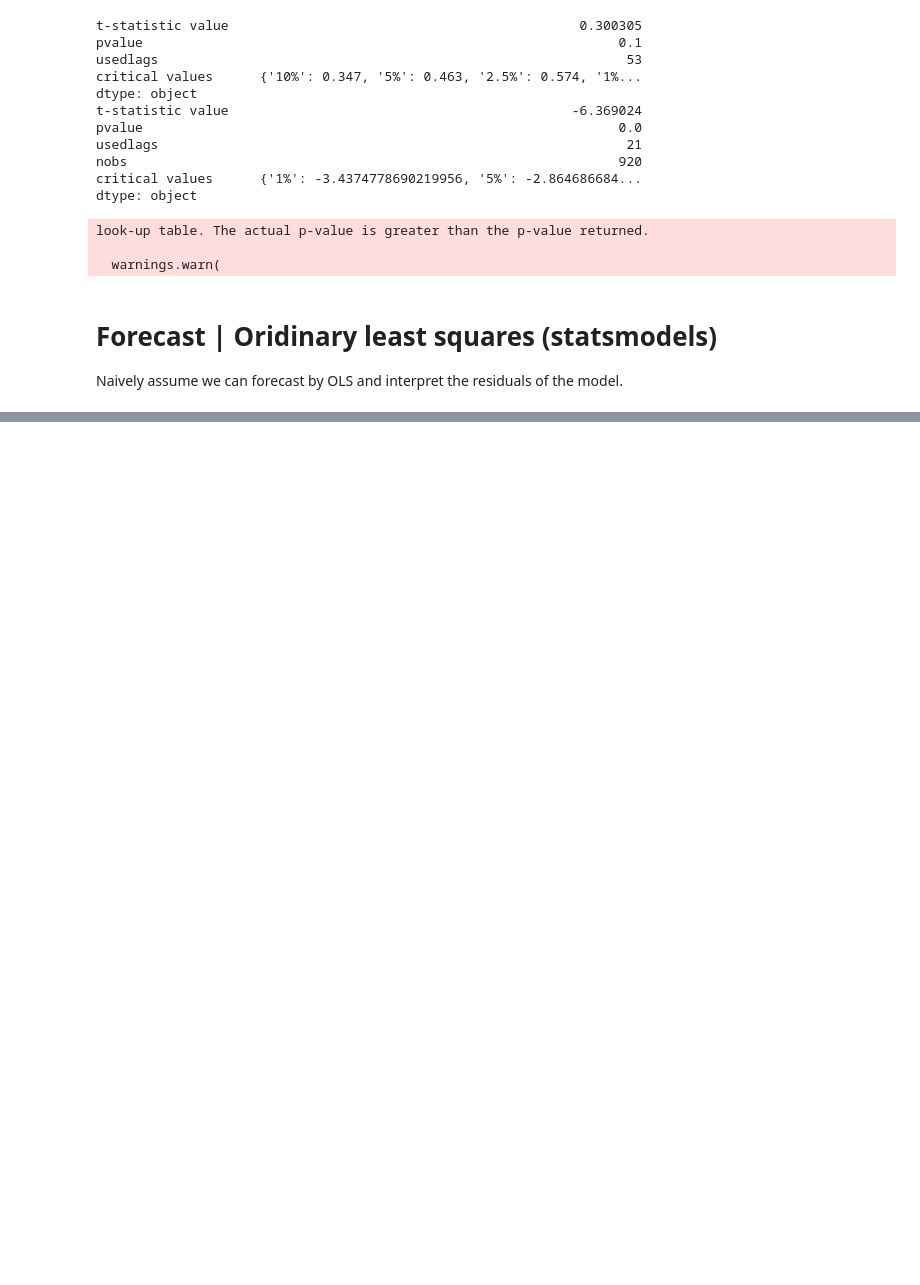
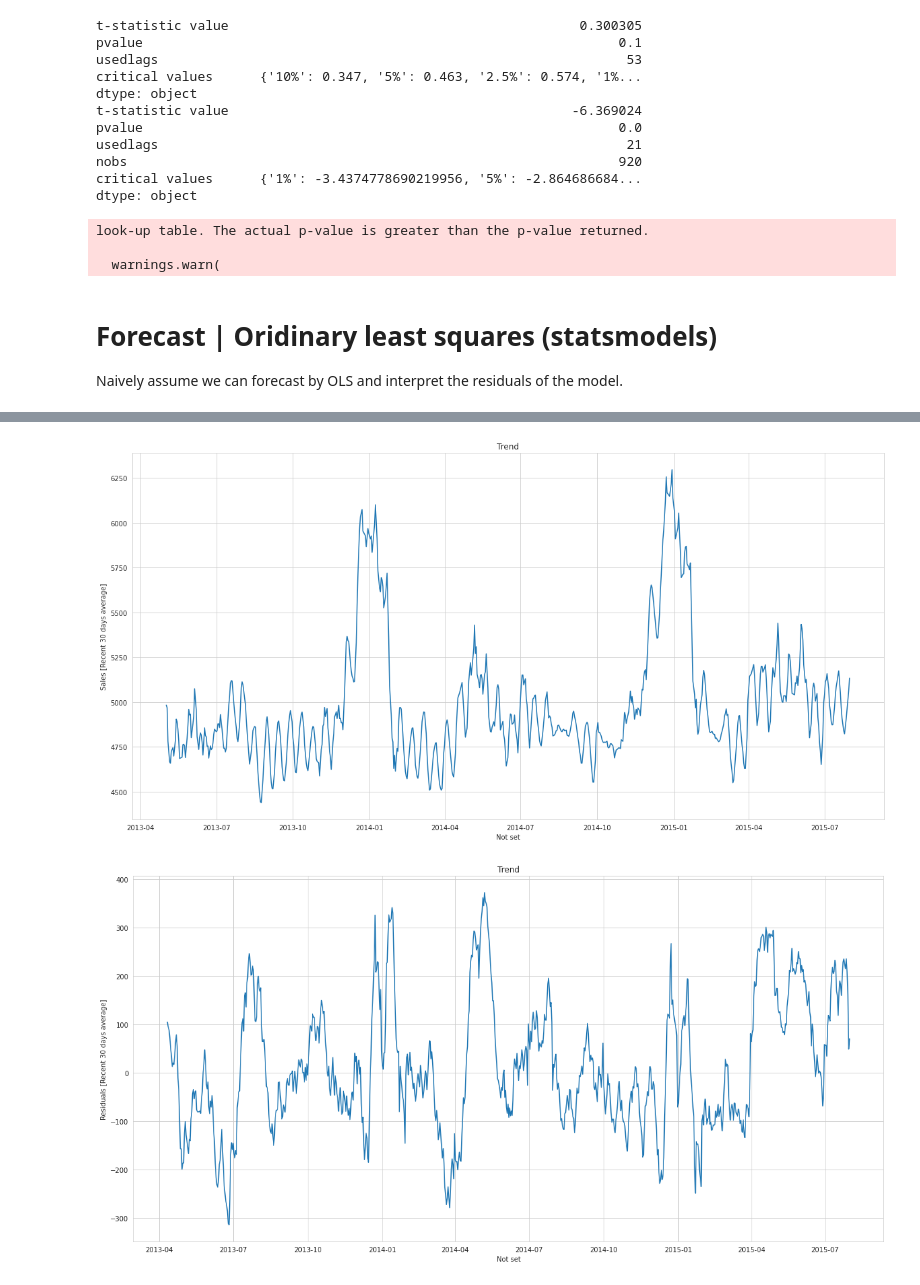
Before and after one commit to bruennijs/kaggle_rossmann_sales, a Jupyter notebook: linear_daily.ipynb, the cells around one changed output, grey strips where cells are left out. Saved outputs shown, nothing was run; the diff lists cells and outputs as text; code cells hidden in the pictures; blank space fills up the shorter version.

```diff
--- a/linear_daily.ipynb
+++ b/linear_daily.ipynb
@@ -648,0 +755,14 @@ dtype: float64
+# %%
+
+
+# 1. find trend by using rolling window
+window_size_ = 30
+sma_y_:Series = Y[Y > 0.0].rolling(window=window_size_, min_periods=1).mean()
+
+sma_residuals_:Series = diag.residuals.rolling(window=window_size_, min_periods=1).mean()
+
+plot_line(data=sma_y_[100:], title='Trend', ylabel='Sales [Recent %d days average]' % window_size_)
+plot_line(data=sma_residuals_[100:], title='Trend', ylabel='Residuals [Recent %d days average]' % window_size_)
+# %% [output]
+[figure, added]
+[figure, added]
```
Also changed, not shown: parts of 15 cells of this notebook, 1 other file.
